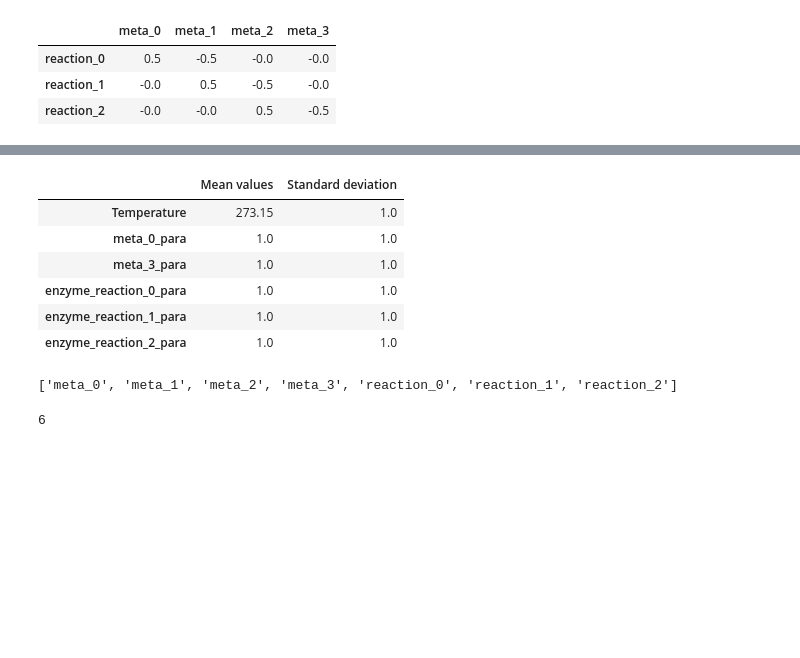
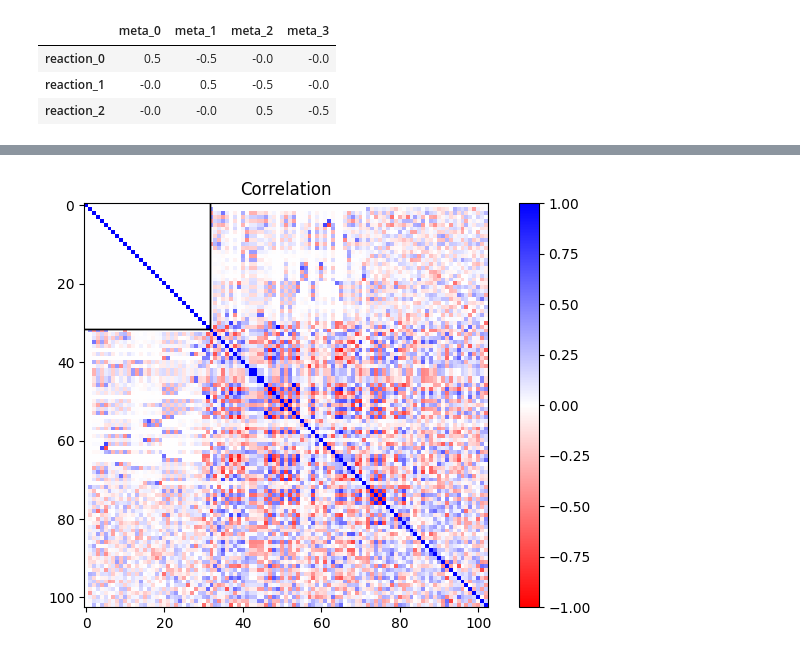
Before and after one commit to tuturax/BadAss, a Jupyter notebook: test_class.ipynb, the cells around one changed output, grey strips where cells are left out. Cells and saved outputs as stored; diff of their text form; code cells hidden in the pictures; blank space fills up the shorter version.

```diff
--- a/test_class.ipynb
+++ b/test_class.ipynb
@@ -164,0 +153,4 @@ momo.parameters.df
+# %%
+momo.enzymes.add_to_all_reaction()
+momo.parameters.add_externals()
+momo.parameters.add_enzymes()
@@ -185,26 +212,5 @@ array([[ 1.        +0.j,  0.        +0.j,  0.        +0.j,
-# %%
-momo.parameters.df
-# %% [output]
-|  | Mean values | Standard deviation |
-| Temperature | 273.15 | 1.0 |
-| meta_0_para | 1.0 | 1.0 |
-| meta_3_para | 1.0 | 1.0 |
-| enzyme_reaction_0_para | 1.0 | 1.0 |
-| enzyme_reaction_1_para | 1.0 | 1.0 |
-| enzyme_reaction_2_para | 1.0 | 1.0 |
-# %%
-index1 = momo.metabolites.df.index.to_list()
-index2 = momo.reactions.df.index.to_list()
-
-index3 = index1 + index2
-
-print(index3)
-
-a = pd.DataFrame(index = index3, columns=['coco1'])
-# %% [output]
-['meta_0', 'meta_1', 'meta_2', 'meta_3', 'reaction_0', 'reaction_1', 'reaction_2']
-# %%
-len(momo.Standard_deviations)
-# %% [output]
-6
+# %%
+momo.plot_rho(label=False, value_in_cell=False)
+# %% [output]
+[figure, added]
 # %%
```
Also changed, not shown: parts of 17 cells of this notebook, 3 other files.
